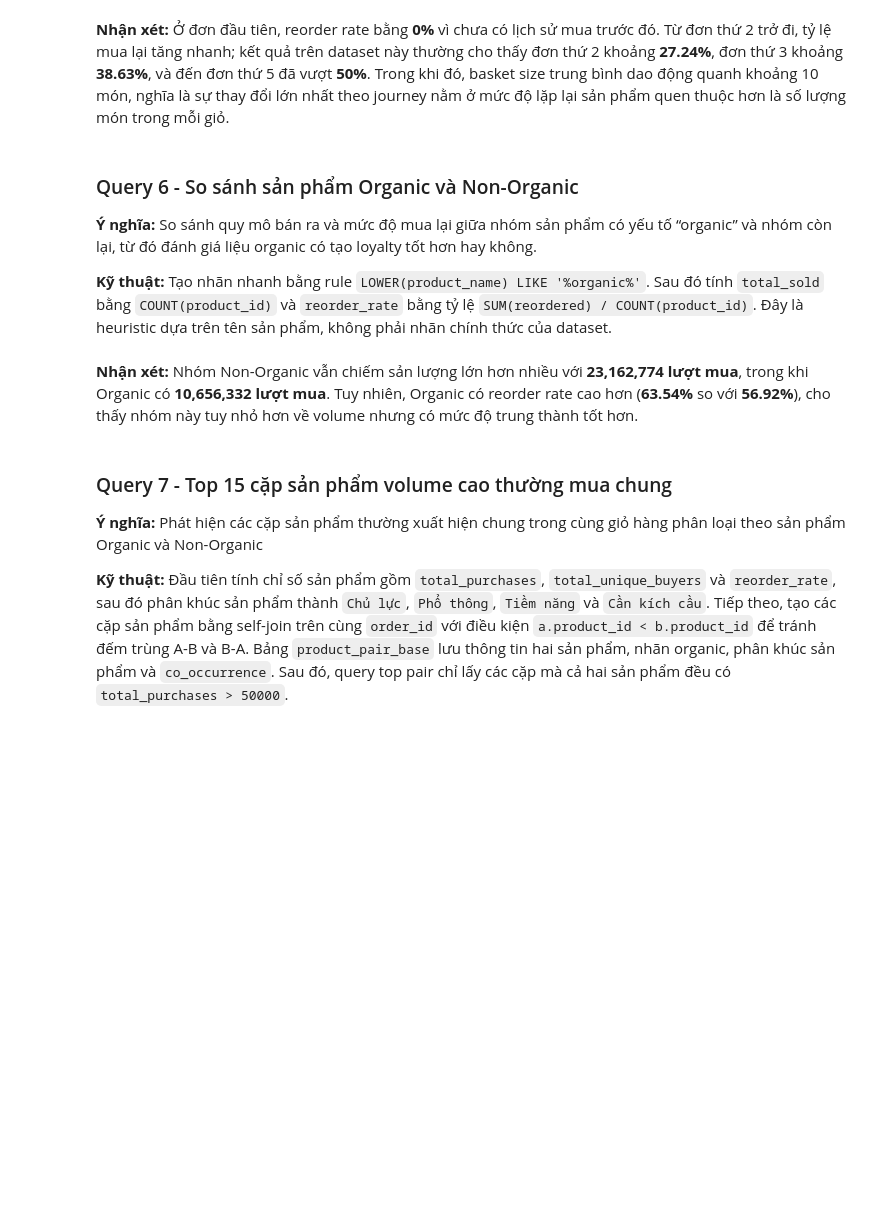
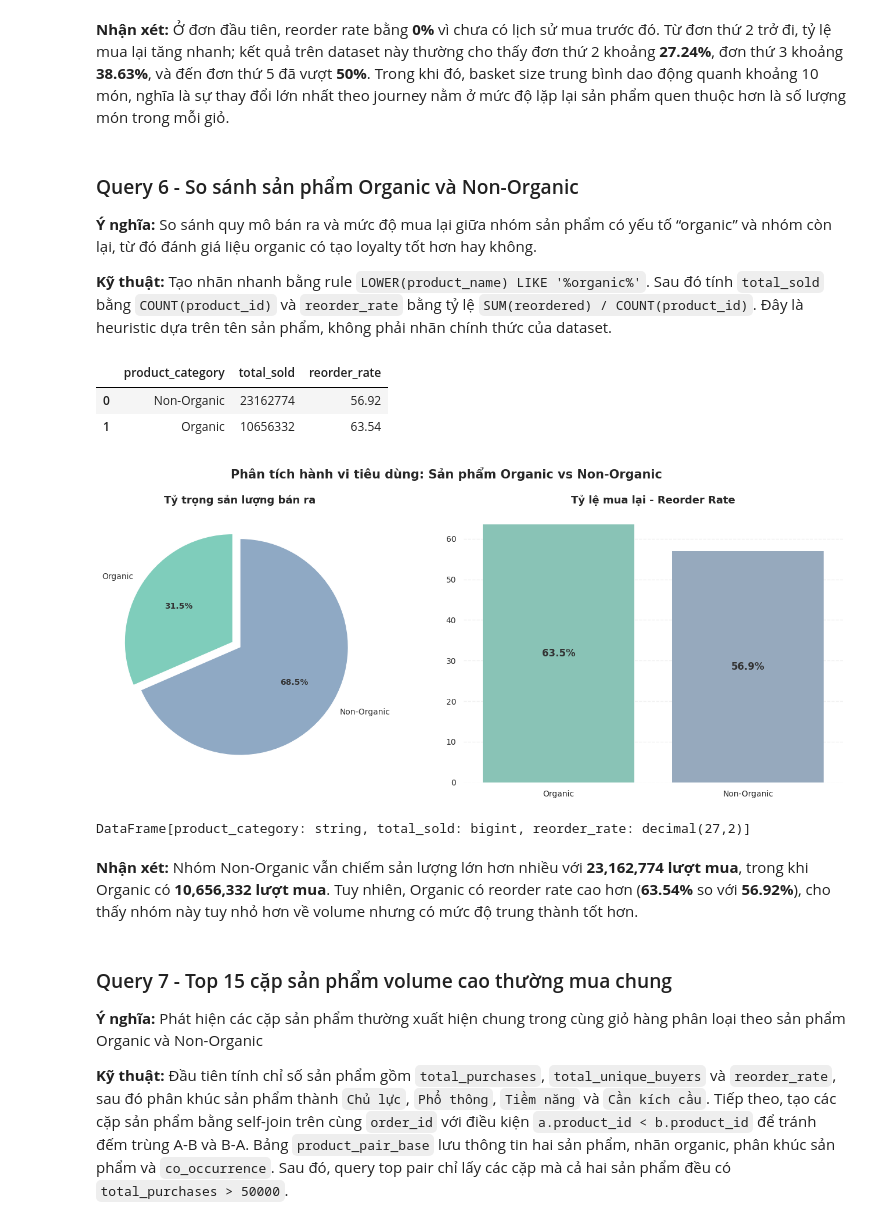
Before and after one commit to Zile228/InstaCart-Online-Basket-Analysis, a Jupyter notebook: src/02_spark_sql/InstacartSparkSQL_standalone.ipynb, the cells around one changed output. Saved outputs shown, nothing was run; the diff lists cells and outputs as text; code cells hidden in the pictures; blank space fills up the shorter version.

```diff
--- a/src/02_spark_sql/InstacartSparkSQL_standalone.ipynb
+++ b/src/02_spark_sql/InstacartSparkSQL_standalone.ipynb
@@ -439,7 +457,7 @@ df_days_prior = spark.sql("""
     WHERE days_since_prior > 0
     GROUP BY days_since_prior
     ORDER BY days_since_prior
-""").cache()
+""").persist()
 
 pdf_days_prior = df_days_prior.toPandas()
 
@@ -524,7 +546,7 @@ df_first_in_cart = spark.sql("""
     GROUP BY p.product_id, p.product_name, d.department
     ORDER BY first_in_cart_count DESC
     LIMIT 20
-""").cache()
+""").persist()
 
 pdf_first_in_cart = df_first_in_cart.toPandas()
 
@@ -755,11 +796,15 @@ df_organic = spark.sql("""
     FROM product_flags
     GROUP BY product_category
     ORDER BY product_category
-""").cache()
+""").persist()
 
 pdf_organic = df_organic.toPandas()
 
 display(pdf_organic)
+# %% [output]
+|  | product_category | total_sold | reorder_rate |
+| 0 | Non-Organic | 23162774 | 56.92 |
+| 1 | Organic | 10656332 | 63.54 |
 # %%
 pdf_organic_plot = pdf_organic.copy()
 pdf_organic_plot["product_category"] = pd.Categorical(
@@ -783,33 +828,39 @@ wedges, texts, autotexts = axes[0].pie(
     startangle=90,
     colors=colors_pie,
     explode=explode_values,
     shadow=False,
     textprops=dict(color="#333333")
 )
 
 plt.setp(autotexts, size=10, weight="bold")
 axes[0].set_title("Tỷ trọng sản lượng bán ra", fontsize=13, fontweight="bold", pad=10)
 
 # 2. Biểu đồ cột - Tỷ lệ mua lại (Reorder Rate)
 sns.barplot(
     data=pdf_organic_plot,
     x="product_category",
     y="reorder_rate",
     palette=colors_pie,
     ax=axes[1],
     edgecolor="none"
 )
 for index, value in enumerate(pdf_organic_plot["reorder_rate"]):
     axes[1].text(index, value / 2, f"{value:.1f}%", ha="center", va="center", color="#333333", fontweight="bold", fontsize=12)
 
 axes[1].set_title("Tỷ lệ mua lại - Reorder Rate", fontsize=13, fontweight="bold", pad=10)
 axes[1].set_ylabel("")
 axes[1].set_xlabel("")
 
 sns.despine(ax=axes[1], left=True, bottom=True)
 plt.suptitle("Phân tích hành vi tiêu dùng: Sản phẩm Organic vs Non-Organic", fontsize=15, fontweight="bold", y=0.98)
 plt.tight_layout()
 plt.show()
+
+# Giai phóng bộ nhớ sau khi vẽ biểu đồ xong
+df_organic.unpersist()
+# %% [output]
+[figure, added]
+DataFrame[product_category: string, total_sold: bigint, reorder_rate: decimal(27,2)]
 # %% [markdown]
 **Nhận xét:** Nhóm Non-Organic vẫn chiếm sản lượng lớn hơn nhiều với **23,162,774 lượt mua**, trong khi Organic có **10,656,332 lượt mua**. Tuy nhiên, Organic có reorder rate cao hơn (**63.54%** so với **56.92%**), cho thấy nhóm này tuy nhỏ hơn về volume nhưng có mức độ trung thành tốt hơn.
 # %% [markdown]
```
Also changed, not shown: parts of 29 cells of this notebook, 14 other files.
